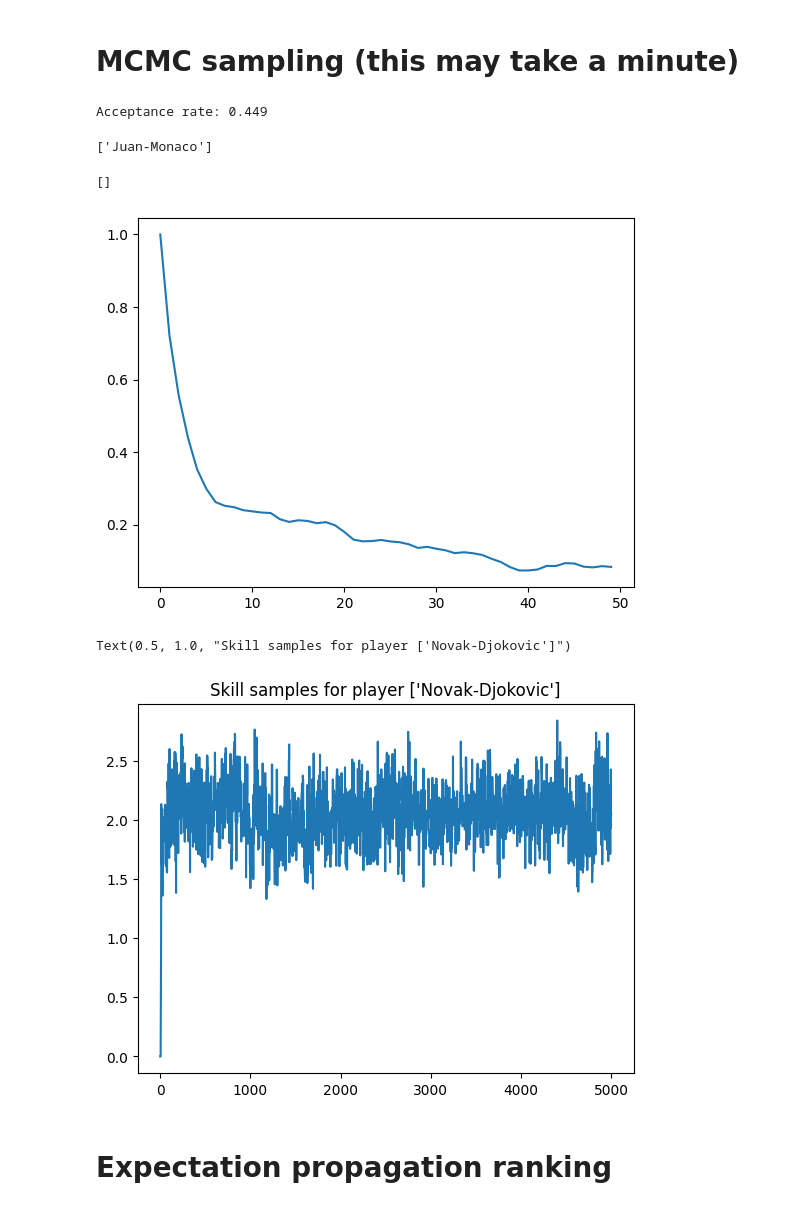
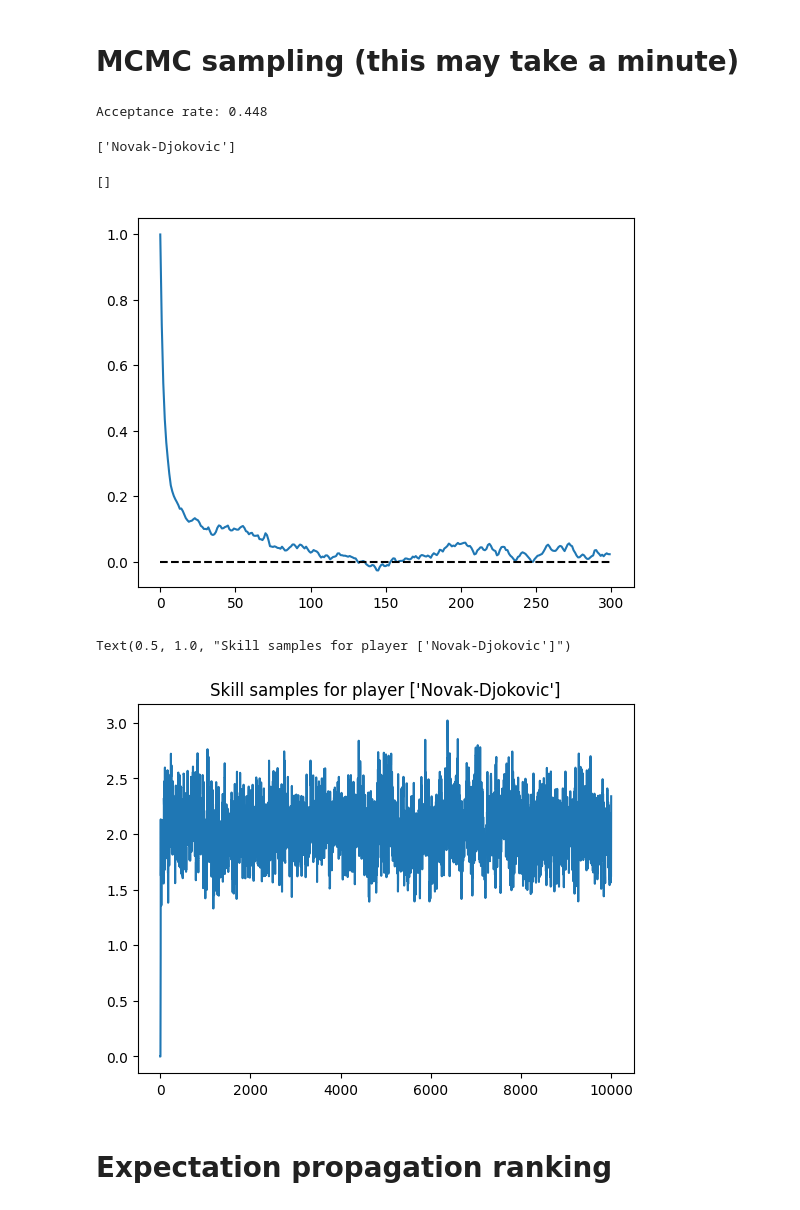
Before and after one commit to KaedeZzz/4F13-CW2, a Jupyter notebook: coursework2.ipynb, the cells around one changed output. Drawn from its saved outputs; the diff is of its cells as text; code cells hidden in the pictures.

```diff
--- a/coursework2.ipynb
+++ b/coursework2.ipynb
@@ -32,34 +32,36 @@ num_games = games.shape[0]
 # MCMC sampling (this may take a minute)
 # %%
 # number of iterations -- the more the better!
-num_its = 5000
+num_its = 10000
 # perform Metropolis MCMC sampling, skill samples is an num_players x num_samples array
 skill_samples = MH_sample(games, num_players, num_its)
 
 # discard the first half of the samples (burn-in period)
 # skill_samples = skill_samples[:,num_its//2:]
 # %% [output]
-Acceptance rate: 0.449
+Acceptance rate: 0.448
 # %%
 # plotting the autocorrelation function for player i
-i = 1
-autocor = np.zeros(50)
+i = 15
+l = 300
+autocor = np.zeros(l)
 print(W[i])
-for t in range(50):
+for t in range(l):
     autocor[t]=pandas.Series.autocorr(pandas.Series(skill_samples[i,:]),lag=t)
 plt.plot(autocor)
+plt.plot([0,l],[0,0],'k--')
 plt.plot()
 # %% [output]
-['Juan-Monaco']
+['Novak-Djokovic']
 []
-[figure, old version]
+[figure, new version]
 # %%
 i = 15
 plt.plot(range(num_its), skill_samples[i, :])
 plt.title(f'Skill samples for player {W[i]}')
 # %% [output]
 Text(0.5, 1.0, "Skill samples for player ['Novak-Djokovic']")
-[figure, old version]
+[figure, new version]
 # %% [markdown]
 # Expectation propagation ranking
 # %%
```
Also changed, not shown: parts of 8 cells of this notebook.
